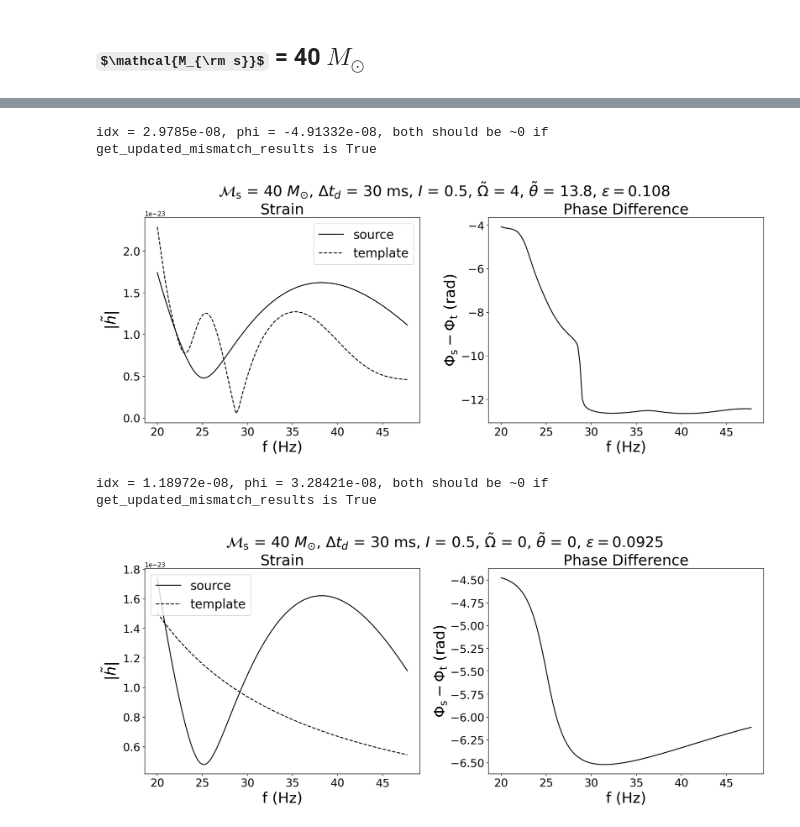
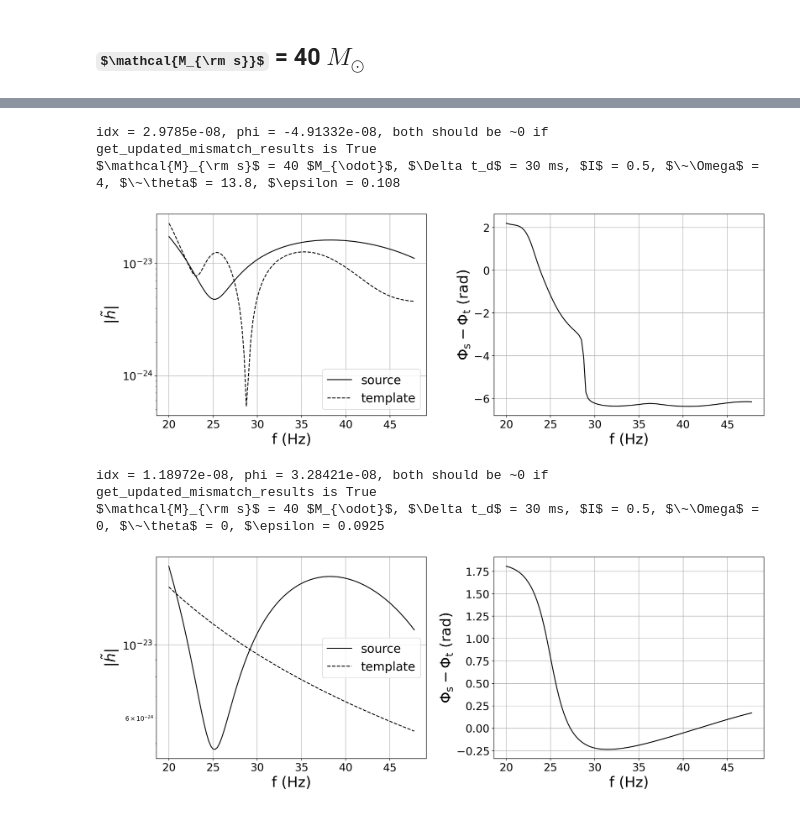
Before and after one commit to fairytien/lensing_and_precession, a Jupyter notebook: notebooks/contours_mismatch-ver6-paper.ipynb, the cells around one changed output, grey strips where cells are left out. Cells and saved outputs as stored; diff of their text form; code cells hidden in the pictures; some formulas as TeX source.

```diff
--- a/notebooks/contours_mismatch-ver6-paper.ipynb
+++ b/notebooks/contours_mismatch-ver6-paper.ipynb
@@ -606,17 +617,16 @@ idx = -1.39888e-08, phi = 3.64494e-08, both should be ~0 if get_updated_mismatch
 # %%
 lens_params = data_mcz40["source_params"]
 RP_params = data_mcz40["template_params"]
 RP_params["omega_tilde"] = data_mcz40["stats"]["ep_max_omega_tilde"]
 RP_params["theta_tilde"] = data_mcz40["stats"]["ep_max_theta_tilde"]
 RP_params["gamma_P"] = data_mcz40["stats"]["ep_max_gammaP"]
 
-plot_waveform_comparison_modified(
-    RP_params, lens_params, get_updated_mismatch_results=True
-)
-# plt.savefig("../figures/template_mcz40_best.pdf", bbox_inches="tight")
+plot_waveform_comparison(RP_params, lens_params, get_updated_mismatch_results=True)
+plt.savefig("../figures/template_mcz40_worst.pdf", bbox_inches="tight")
 # %% [output]
 idx = 2.9785e-08, phi = -4.91332e-08, both should be ~0 if get_updated_mismatch_results is True
+$\mathcal{M}_{\rm s}$ = 40 $M_{\odot}$, $\Delta t_d$ = 30 ms, $I$ = 0.5, $\~\Omega$ = 4, $\~\theta$ = 13.8, $\epsilon = 0.108
-[figure, old version]
+[figure, new version]
 # %%
 lens_params = data_mcz40["source_params"]
 RP_params = data_mcz40["template_params"]
@@ -624,10 +634,9 @@ RP_params["omega_tilde"] = 0
 RP_params["theta_tilde"] = 0
 RP_params["gamma_P"] = 0
 
-plot_waveform_comparison_modified(
-    RP_params, lens_params, get_updated_mismatch_results=True
-)
-# plt.savefig("../figures/template_mcz40_best.pdf", bbox_inches="tight")
+plot_waveform_comparison(RP_params, lens_params, get_updated_mismatch_results=True)
+plt.savefig("../figures/template_mcz40_NP.pdf", bbox_inches="tight")
 # %% [output]
 idx = 1.18972e-08, phi = 3.28421e-08, both should be ~0 if get_updated_mismatch_results is True
+$\mathcal{M}_{\rm s}$ = 40 $M_{\odot}$, $\Delta t_d$ = 30 ms, $I$ = 0.5, $\~\Omega$ = 0, $\~\theta$ = 0, $\epsilon = 0.0925
-[figure, old version]
+[figure, new version]
```
Also changed, not shown: parts of 10 cells of this notebook, 10 other files.
